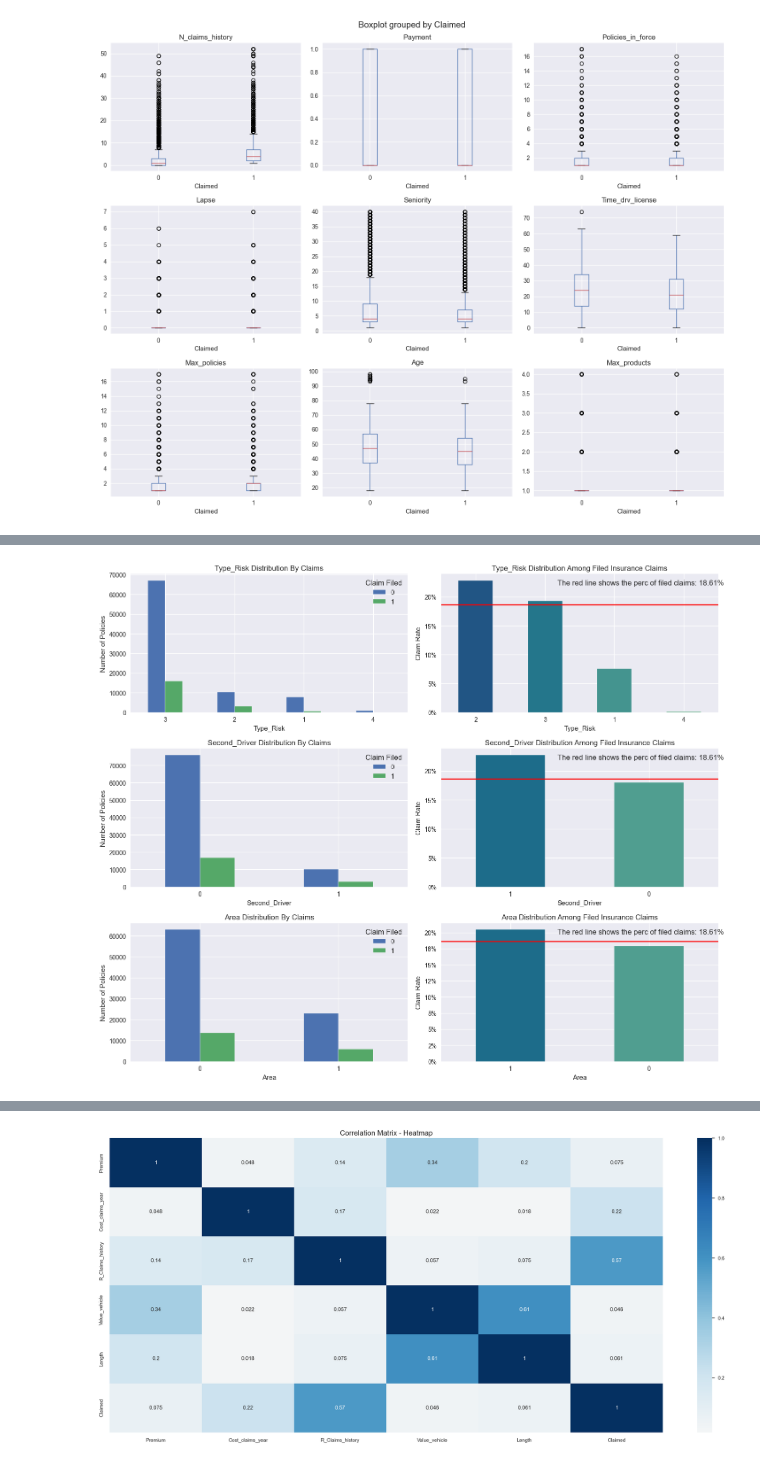
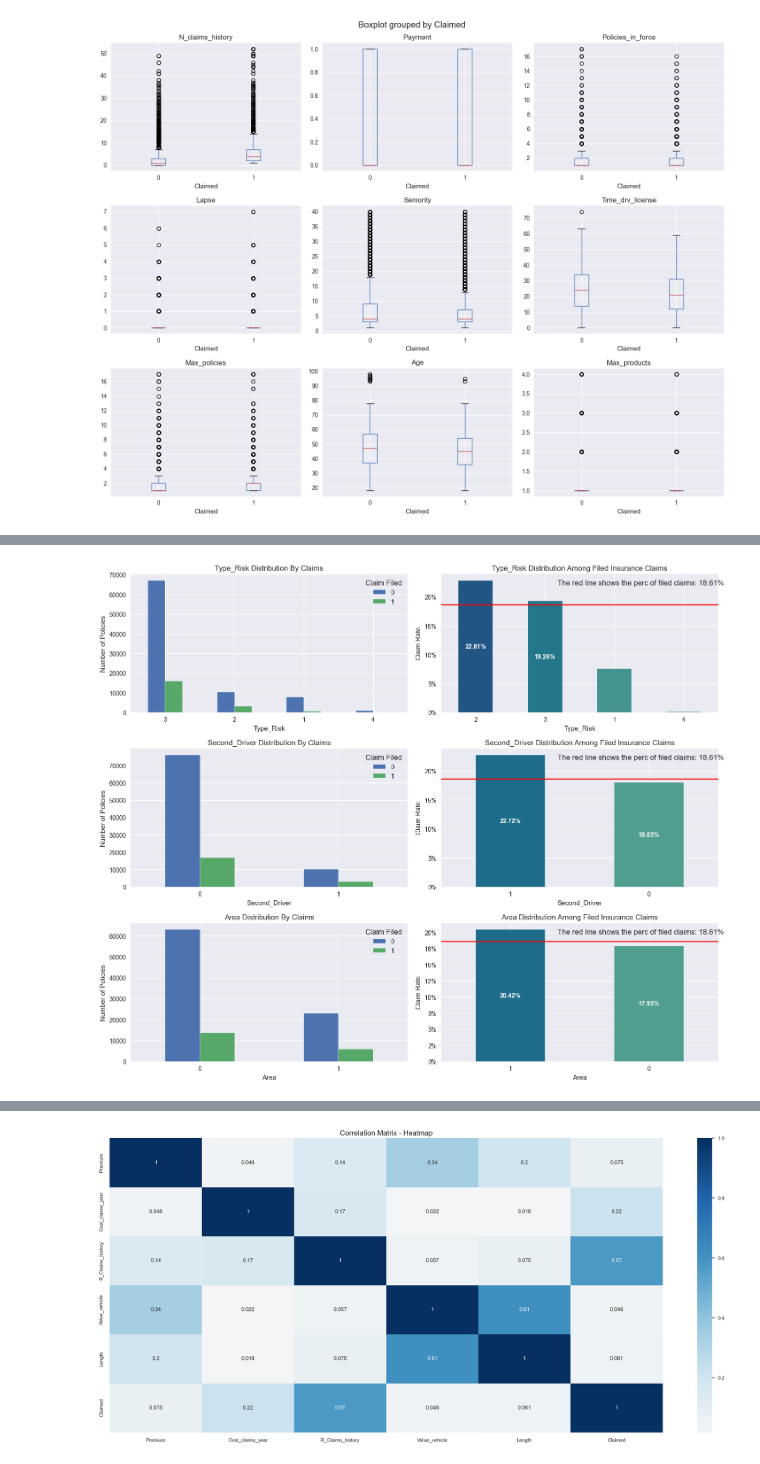
Before and after one commit to Clopes15/Portfolio_Versicherung, a Jupyter notebook: notebooks/pkw_versicherung_01.ipynb, the cells around one changed output, grey strips where cells are left out. Drawn from its saved outputs; the diff is of its cells as text; code cells hidden in the pictures.

```diff
--- a/notebooks/pkw_versicherung_01.ipynb
+++ b/notebooks/pkw_versicherung_01.ipynb
@@ -128,7 +112,3 @@ ax.set_ylabel('');
-# %%
-for row in range(df.shape[0]):
-    if df.loc[row, 'Date_lapse'] == 'NaT':
-        df.loc[row, 'Date_lapse'] = np.NaN
 # %%
 ## Correct a probable mistyping in the ‘Distribution_channel’ column: 00/01/1900 --> 0
 df['Distribution_channel'] = df['Distribution_channel'].astype(str).str.strip()
@@ -214,2 +192,13 @@ np.int64(25)
 |  | ID | Date_start_contract | Date_last_renewal | Date_next_renewal | Date_birth | Age | ... |
 | 45125 | 21987 | 2014-12-19 | 2015-12-19 | 2016-12-19 | 1972-06-06 | 43 | ... |
+# %%
+fig, ax = plt.subplots(ncols = 3, figsize=(15, 5))
+
+cols = ['Age', 'Time_drv_license', 'Seniority']
+
+for (i, col) in enumerate(cols):
+    sns.histplot(df_int[col], kde = True, ax=ax[i], color=sns.color_palette("crest")[2*i+1])
+    ax[i].set(title = '{} Distribution'.format(col).title(), xlabel = col, ylabel = 'Number of Policies')
+
+plt.tight_layout()
+fig.savefig('graph_overview_continous.png')
@@ -288,7 +279,7 @@ plt.tight_layout()
 # %% [output]
 [figure]
 # %%
-fig, ax = plt.subplots(nrows = 2, ncols = 3, figsize=(18, 12))
+fig, ax = plt.subplots(nrows = 2, ncols = 3, figsize=(18, 10))
 ax = ax.flatten()
 
 cols = ['Cylinder_capacity', 'Weight', 'Power', 'N_doors', 'Length', 'Year_matriculation']
@@ -301,26 +292,35 @@ for i, col in enumerate(cols):
 # %%
 fig, ax = plt.subplots(nrows = 3, ncols = 2, figsize=(15, 12))
 ax = ax.flatten()
 
 cols = ['Type_risk', 'Second_driver', 'Area']
 
 for (i, col) in enumerate(cols):
     var_ct = pd.crosstab(index = df_int[col], columns = df_int['Claimed'])
     var_ct = var_ct.sort_values(by=1, ascending=False)
     var_ct.plot(kind = 'bar', ax = ax[2*i])
     ax[2*i].set(title = '{} Distribution by Claims'.format(col).title(), xlabel = col.title(), ylabel = 'Number of Policies')
     ax[2*i].legend(title='Claim Filed')
     ax[2*i].xaxis.set_tick_params(labelrotation=0);
 
     colors = sns.color_palette('crest', n_colors=len(df_int[col].unique()))[::-1] # Paleta invertida: mais escuro = maior incidência
     df_int.groupby(col)['Claimed'].mean().sort_values(ascending=False).plot(kind = 'bar', color = colors, ax = ax[2*i + 1])
     ax[2*i + 1].set(title = '{} Distribution Among Filed Insurance Claims'.format(col).title(), xlabel = col.title(), ylabel = 'Claim Rate')
     ax[2*i + 1].set_yticklabels(['{:.0f}%'.format(x*100) for x in ax[2*i + 1].get_yticks()])
     ax[2*i + 1].xaxis.set_tick_params(labelrotation=0)
     ax[2*i + 1].axhline(color='red', y = df_int['Claimed'].mean());
     ax[2*i + 1].text(transform=ax[2*i + 1].transAxes,
                      s = 'The red line shows the perc of filed claims: {}%'.format(round(df_int['Claimed'].mean()*100, 2)), x =0.42, y=0.92)
 
+    for j, p in enumerate(ax[2*i + 1].patches):
+        if j < 2:
+            height = p.get_height()
+            ax[2*i + 1].text(p.get_x() + p.get_width()/2,  # centro da barra
+                             height/2,                      # posição vertical (meio da barra)
+                             f'{height*100:.2f}%',          # formato percentual
+                             ha='center', va='center', color='white', fontsize=10, fontweight='bold')
+
+
 plt.tight_layout()
 # %% [output]
-[figure, old version]
+[figure, new version]
```
Also changed, not shown: parts of 18 cells of this notebook, 3 other files.
